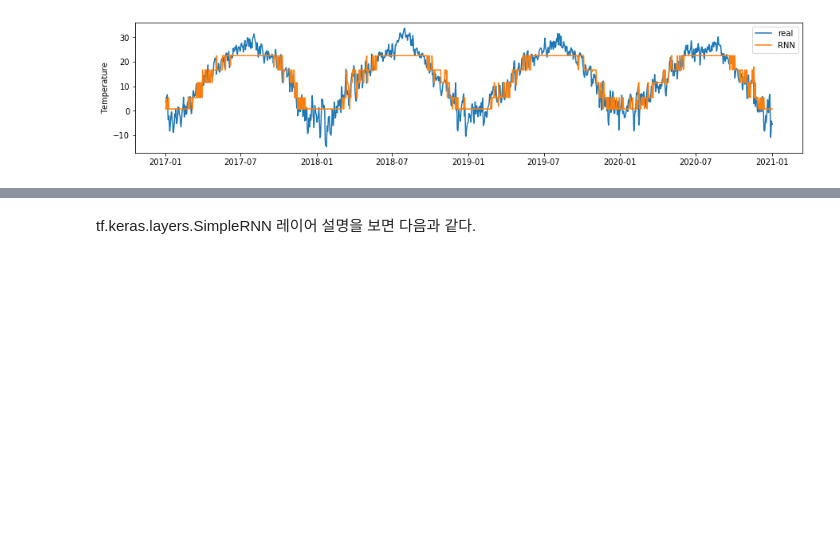
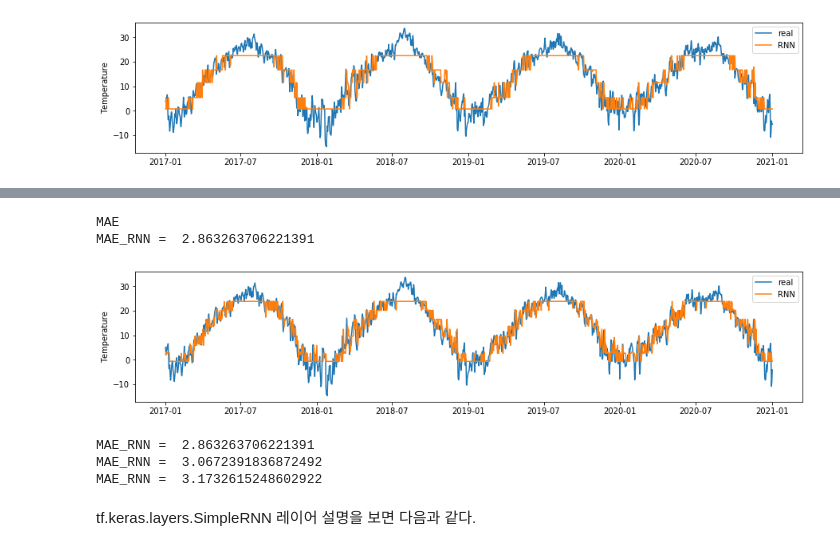
Before and after one commit to ParkSunA/Temperature-Prediction, a Jupyter notebook: RNN 제대로 파악하기.ipynb, the cells around one changed output, grey strips where cells are left out. Saved outputs shown, nothing was run; the diff lists cells and outputs as text; code cells hidden in the pictures; blank space fills up the shorter version.

```diff
--- a/RNN 제대로 파악하기.ipynb
+++ b/RNN 제대로 파악하기.ipynb
@@ -511,3 +593,32 @@ MAE_RNN =  3.199458789466424
+# %%
+time = pd.to_datetime(test['일시']).iloc[1:]
+# 예측 시점
+n = 0
+
+pred = RNN.predict(np.array(testX).reshape(-1,3,44))
+
+
+plt.figure(figsize = (15,3))
+plt.plot(time,np.array(testY)[:,n])
+plt.plot(time,pred[:,n].reshape(-1,))
+
+plt.ylabel('Temperature')
+plt.legend(['real','RNN'])
+
+print('MAE')
+print('MAE_RNN = ',(((np.array(testY)[:,n]-pred[:,n].reshape(-1,))**2)**0.5).mean())
+# %% [output]
+MAE
+MAE_RNN =  2.863263706221391
+[figure, added]
+# %%
+print('MAE_RNN = ',(((np.array(testY)[:,0]-pred[:,n].reshape(-1,))**2)**0.5).mean())
+print('MAE_RNN = ',(((np.array(testY)[:,1]-pred[:,n].reshape(-1,))**2)**0.5).mean())
+print('MAE_RNN = ',(((np.array(testY)[:,2]-pred[:,n].reshape(-1,))**2)**0.5).mean())
+# %% [output]
+MAE_RNN =  2.863263706221391
+MAE_RNN =  3.0672391836872492
+MAE_RNN =  3.1732615248602922
 # %% [markdown]
 tf.keras.layers.SimpleRNN  레이어 설명을 보면 다음과 같다.
 # %% [raw]
```
Also changed, not shown: parts of 3 cells of this notebook.
